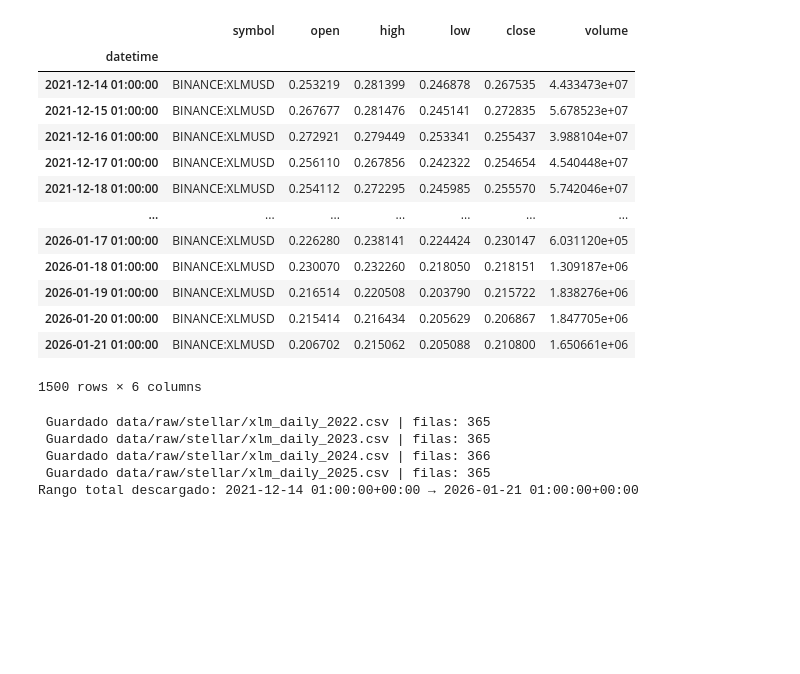
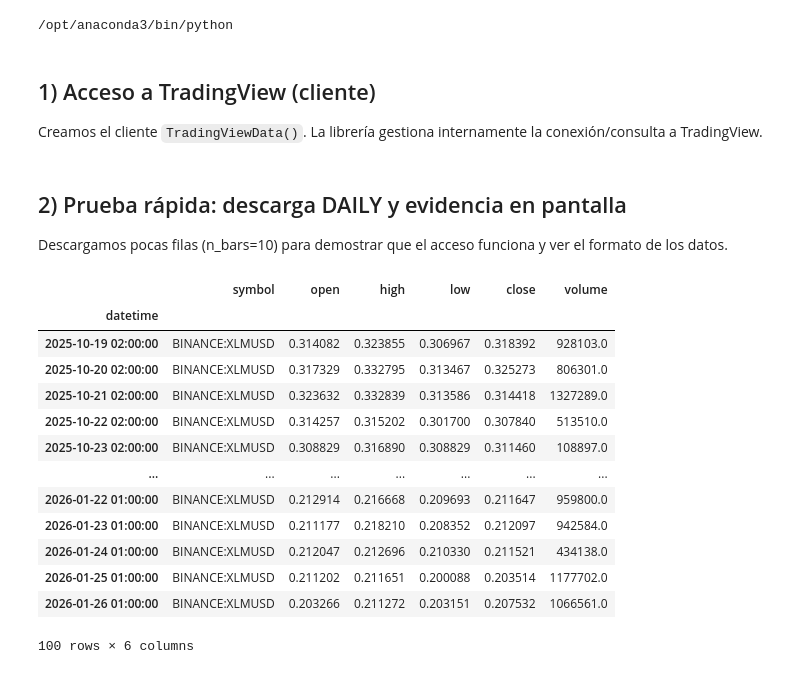
Before and after one commit to allendedeyarza/tradedata-stellar, a Jupyter notebook: TradingviewData.ipynb, the cells around one changed output. Saved outputs shown, nothing was run; the diff lists cells and outputs as text; code cells hidden in the pictures; blank space fills up the shorter version.

```diff
--- a/TradingviewData.ipynb
+++ b/TradingviewData.ipynb
@@ -54,0 +19,9 @@ Rango 2025: 2025-01-01 01:00:00+00:00 → 2025-12-31 23:00:00+00:00
+# %%
+import sys
+print(sys.executable)
+# %% [output]
+/opt/anaconda3/bin/python
+# %% [markdown]
+## 1) Acceso a TradingView (cliente)
+
+Creamos el cliente `TradingViewData()`. La librería gestiona internamente la conexión/consulta a TradingView.
@@ -55,57 +30,28 @@ Rango 2025: 2025-01-01 01:00:00+00:00 → 2025-12-31 23:00:00+00:00
+# %% [markdown]
+## 2) Prueba rápida: descarga DAILY y evidencia en pantalla
+
+Descargamos pocas filas (n_bars=10) para demostrar que el acceso funciona y ver el formato de los datos.
 # %%
-# 1) Crear cliente
-request = TradingViewData()
-
-
-data = request.get_hist(
+sample = request.get_hist(
     symbol="XLMUSD",
     exchange="BINANCE",
     interval=Interval.daily,
-    n_bars=1500
+    n_bars=100
 )
-data
+
+sample
 # %% [output]
 |  | symbol | open | high | low | close | volume |
 | datetime |  |  |  |  |  |  |
-| 2021-12-14 01:00:00 | BINANCE:XLMUSD | 0.253219 | 0.281399 | 0.246878 | 0.267535 | 4.433473e+07 |
-| 2021-12-15 01:00:00 | BINANCE:XLMUSD | 0.267677 | 0.281476 | 0.245141 | 0.272835 | 5.678523e+07 |
-| 2021-12-16 01:00:00 | BINANCE:XLMUSD | 0.272921 | 0.279449 | 0.253341 | 0.255437 | 3.988104e+07 |
-| 2021-12-17 01:00:00 | BINANCE:XLMUSD | 0.256110 | 0.267856 | 0.242322 | 0.254654 | 4.540448e+07 |
-| 2021-12-18 01:00:00 | BINANCE:XLMUSD | 0.254112 | 0.272295 | 0.245985 | 0.255570 | 5.742046e+07 |
+| 2025-10-19 02:00:00 | BINANCE:XLMUSD | 0.314082 | 0.323855 | 0.306967 | 0.318392 | 928103.0 |
+| 2025-10-20 02:00:00 | BINANCE:XLMUSD | 0.317329 | 0.332795 | 0.313467 | 0.325273 | 806301.0 |
+| 2025-10-21 02:00:00 | BINANCE:XLMUSD | 0.323632 | 0.332839 | 0.313586 | 0.314418 | 1327289.0 |
+| 2025-10-22 02:00:00 | BINANCE:XLMUSD | 0.314257 | 0.315202 | 0.301700 | 0.307840 | 513510.0 |
+| 2025-10-23 02:00:00 | BINANCE:XLMUSD | 0.308829 | 0.316890 | 0.308829 | 0.311460 | 108897.0 |
 | ... | ... | ... | ... | ... | ... | ... |
-| 2026-01-17 01:00:00 | BINANCE:XLMUSD | 0.226280 | 0.238141 | 0.224424 | 0.230147 | 6.031120e+05 |
-| 2026-01-18 01:00:00 | BINANCE:XLMUSD | 0.230070 | 0.232260 | 0.218050 | 0.218151 | 1.309187e+06 |
-| 2026-01-19 01:00:00 | BINANCE:XLMUSD | 0.216514 | 0.220508 | 0.203790 | 0.215722 | 1.838276e+06 |
-| 2026-01-20 01:00:00 | BINANCE:XLMUSD | 0.215414 | 0.216434 | 0.205629 | 0.206867 | 1.847705e+06 |
-| 2026-01-21 01:00:00 | BINANCE:XLMUSD | 0.206702 | 0.215062 | 0.205088 | 0.210800 | 1.650661e+06 |
+| 2026-01-22 01:00:00 | BINANCE:XLMUSD | 0.212914 | 0.216668 | 0.209693 | 0.211647 | 959800.0 |
+| 2026-01-23 01:00:00 | BINANCE:XLMUSD | 0.211177 | 0.218210 | 0.208352 | 0.212097 | 942584.0 |
+| 2026-01-24 01:00:00 | BINANCE:XLMUSD | 0.212047 | 0.212696 | 0.210330 | 0.211521 | 434138.0 |
+| 2026-01-25 01:00:00 | BINANCE:XLMUSD | 0.211202 | 0.211651 | 0.200088 | 0.203514 | 1177702.0 |
+| 2026-01-26 01:00:00 | BINANCE:XLMUSD | 0.203266 | 0.211272 | 0.203151 | 0.207532 | 1066561.0 |
-1500 rows × 6 columns
+100 rows × 6 columns
-# %%
-import pandas as pd
-import os
-
-# Convertir a DataFrame con columna datetime
-df = data.reset_index()
-df["datetime"] = pd.to_datetime(df["datetime"], utc=True)
-
-# Filtrar 2022-2025
-df_2022_2025 = df[df["datetime"].dt.year.between(2022, 2025)].copy()
-
-# Carpeta raw
-out_dir = "data/raw/stellar"
-os.makedirs(out_dir, exist_ok=True)
-
-# Guardar un CSV por año
-for year in [2022, 2023, 2024, 2025]:
-    df_year = df_2022_2025[df_2022_2025["datetime"].dt.year == year].copy()
-    out_path = f"{out_dir}/xlm_daily_{year}.csv"
-    df_year.to_csv(out_path, index=False)
-    print(f" Guardado {out_path} | filas: {len(df_year)}")
-
-# Comprobación rápida de rango
-print("Rango total descargado:", df["datetime"].min(), "→", df["datetime"].max())
-# %% [output]
- Guardado data/raw/stellar/xlm_daily_2022.csv | filas: 365
- Guardado data/raw/stellar/xlm_daily_2023.csv | filas: 365
- Guardado data/raw/stellar/xlm_daily_2024.csv | filas: 366
- Guardado data/raw/stellar/xlm_daily_2025.csv | filas: 365
-Rango total descargado: 2021-12-14 01:00:00+00:00 → 2026-01-21 01:00:00+00:00
```
Also changed, not shown: parts of 22 cells of this notebook, 1 other file.
